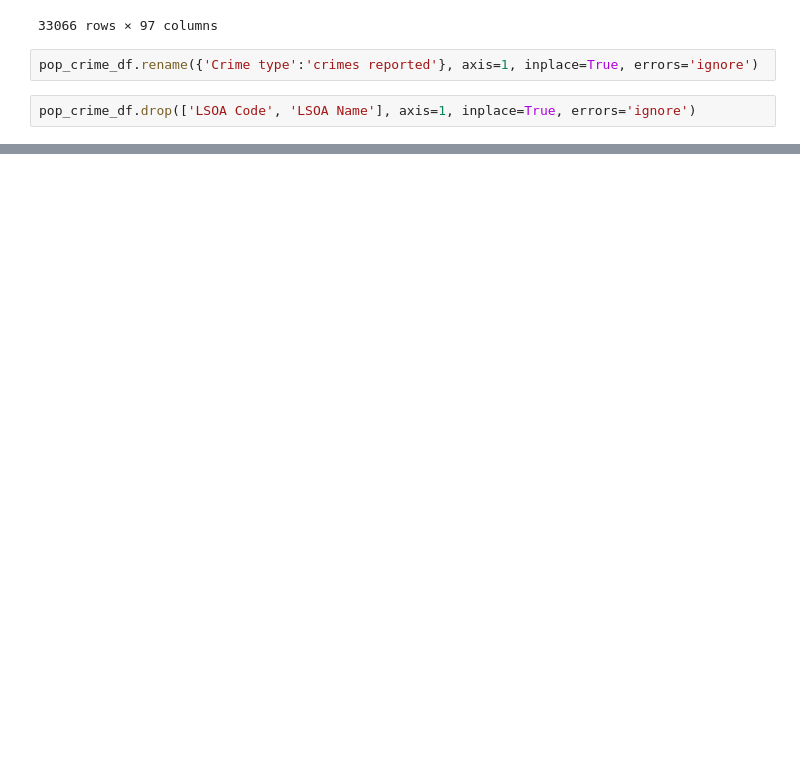
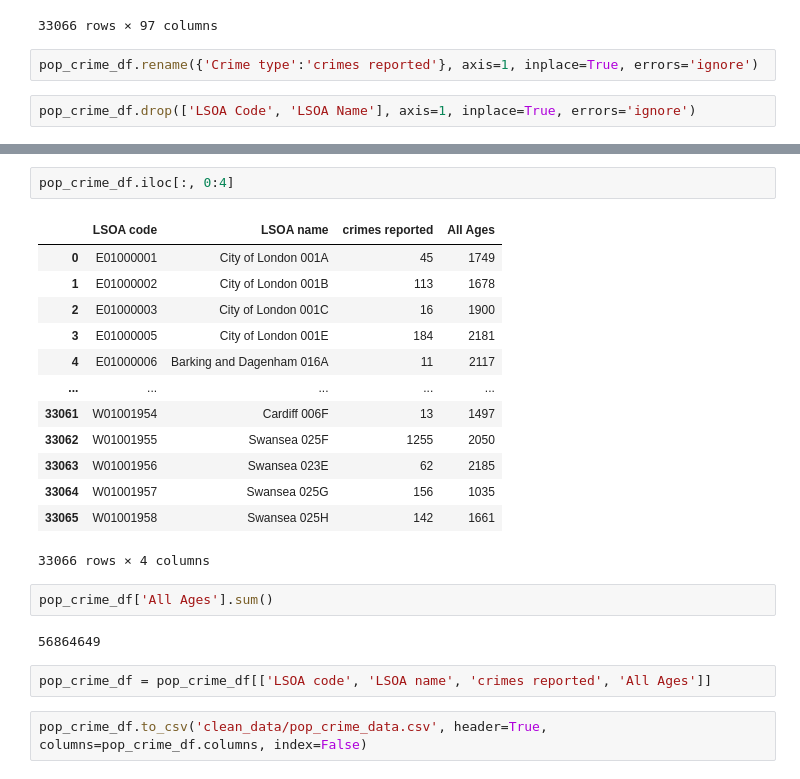
Before and after one commit to saquibmohiuddin/cubed-workshop, a Jupyter notebook: playground.ipynb, the cells around one changed output, grey strips where cells are left out. Drawn from its saved outputs; the diff is of its cells as text; blank space fills up the shorter version.

```diff
--- a/playground.ipynb
+++ b/playground.ipynb
@@ -774 +819,25 @@ pop_crime_df
+# %%
+pop_crime_df.iloc[:, 0:4]
+# %% [output]
+|  | LSOA code | LSOA name | crimes reported | All Ages |
+| 0 | E01000001 | City of London 001A | 45 | 1749 |
+| 1 | E01000002 | City of London 001B | 113 | 1678 |
+| 2 | E01000003 | City of London 001C | 16 | 1900 |
+| 3 | E01000005 | City of London 001E | 184 | 2181 |
+| 4 | E01000006 | Barking and Dagenham 016A | 11 | 2117 |
+| ... | ... | ... | ... | ... |
+| 33061 | W01001954 | Cardiff 006F | 13 | 1497 |
+| 33062 | W01001955 | Swansea 025F | 1255 | 2050 |
+| 33063 | W01001956 | Swansea 023E | 62 | 2185 |
+| 33064 | W01001957 | Swansea 025G | 156 | 1035 |
+| 33065 | W01001958 | Swansea 025H | 142 | 1661 |
+33066 rows × 4 columns
+# %%
+pop_crime_df['All Ages'].sum()
+# %% [output]
+56864649
+# %%
+pop_crime_df = pop_crime_df[['LSOA code', 'LSOA name', 'crimes reported', 'All Ages']]
+# %%
+pop_crime_df.to_csv('clean_data/pop_crime_data.csv', header=True, columns=pop_crime_df.columns, index=False)
 # %%
```
Also changed, not shown: parts of 9 cells of this notebook.
